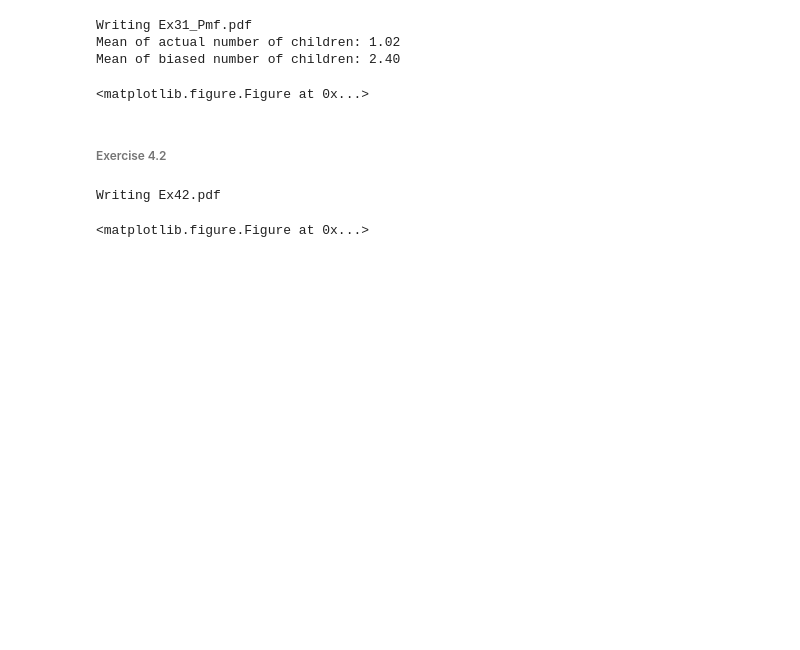
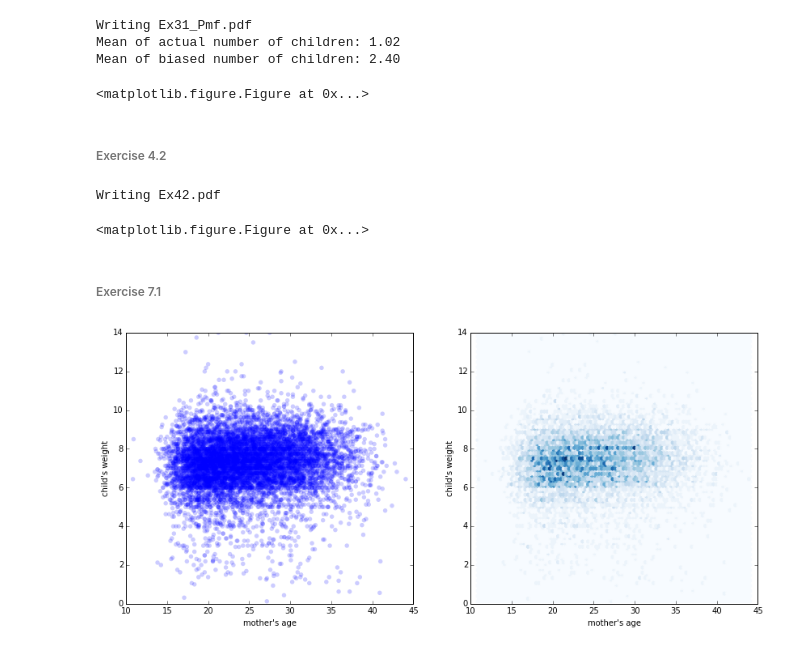
Before and after one commit to EmmanueleSalvati/metis-data-science-bootcamp-prework, a Jupyter notebook: Metis_prework_Emmanuele.ipynb, the cells around one changed output. Drawn from its saved outputs; the diff is of its cells as text; code cells hidden in the pictures; blank space fills up the shorter version.

Commit message:
Exercise 7.1
Completed exercise 7.1, i.e. the fourth of the Pre-Work

```diff
--- a/Metis_prework_Emmanuele.ipynb
+++ b/Metis_prework_Emmanuele.ipynb
@@ -81,3 +81,24 @@ thinkplot.Save(root='Ex42', formats=['pdf'])
 # %% [output]
 Writing Ex42.pdf
 <matplotlib.figure.Figure at 0x...>
+# %% [markdown]
+
+###### Exercise 7.1
+# %%
+import nsfg
+import thinkplot
+
+df = nsfg.ReadFemPreg()
+df.dropna(subset=['agepreg', 'totalwgt_lb'], inplace=True)
+(age, weight) = (df.agepreg, df.totalwgt_lb)
+# %%
+thinkplot.PrePlot(2, cols=2)
+thinkplot.SubPlot(1)
+thinkplot.Config(ylabel='child\'s weight', xlabel='mother\'s age', axis=[10., 45., 0., 14.])
+thinkplot.Scatter(age, weight)
+thinkplot.PrePlot(1)
+thinkplot.SubPlot(2)
+thinkplot.Config(ylabel='child\'s weight', xlabel='mother\'s age', axis=[10., 45., 0., 14.])
+thinkplot.HexBin(age, weight)
+# %% [output]
+[figure, added]
```
Also changed, not shown: parts of 6 cells of this notebook.
